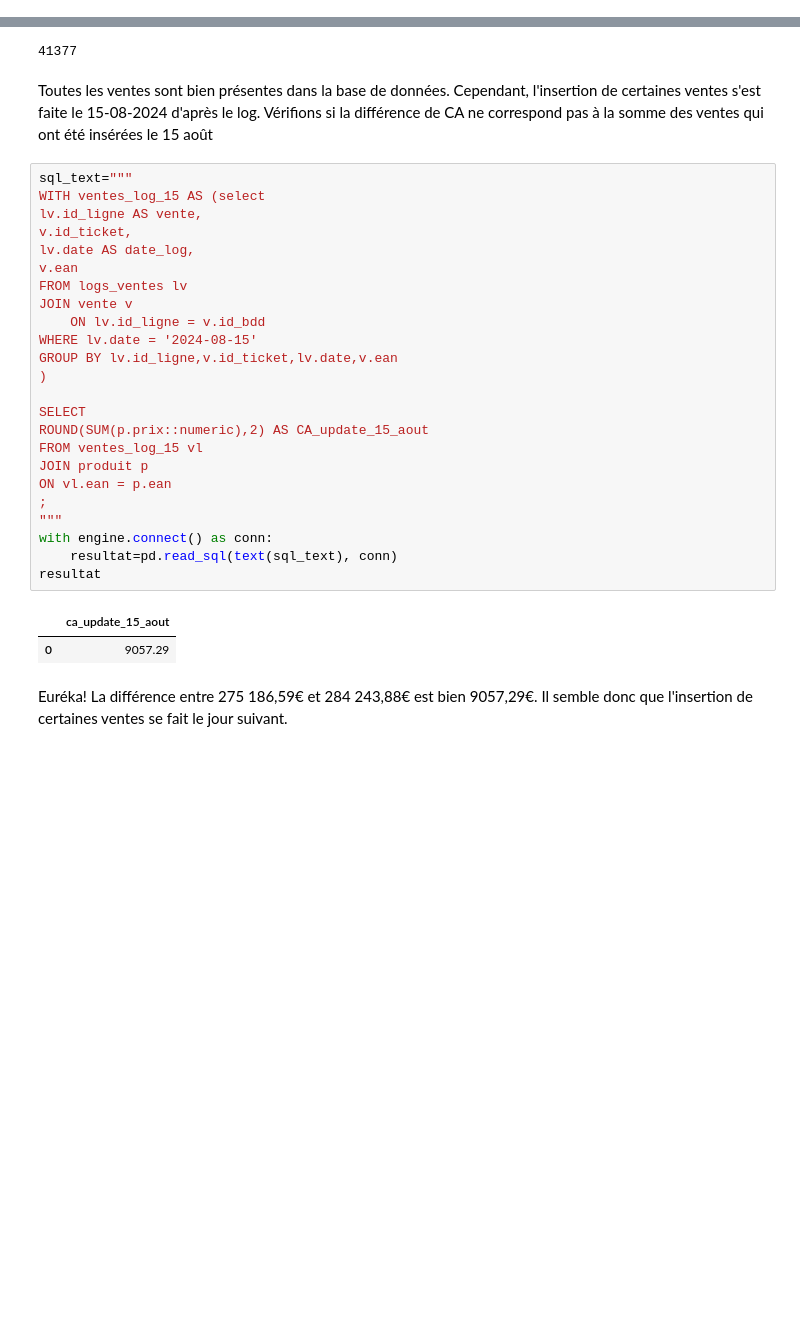
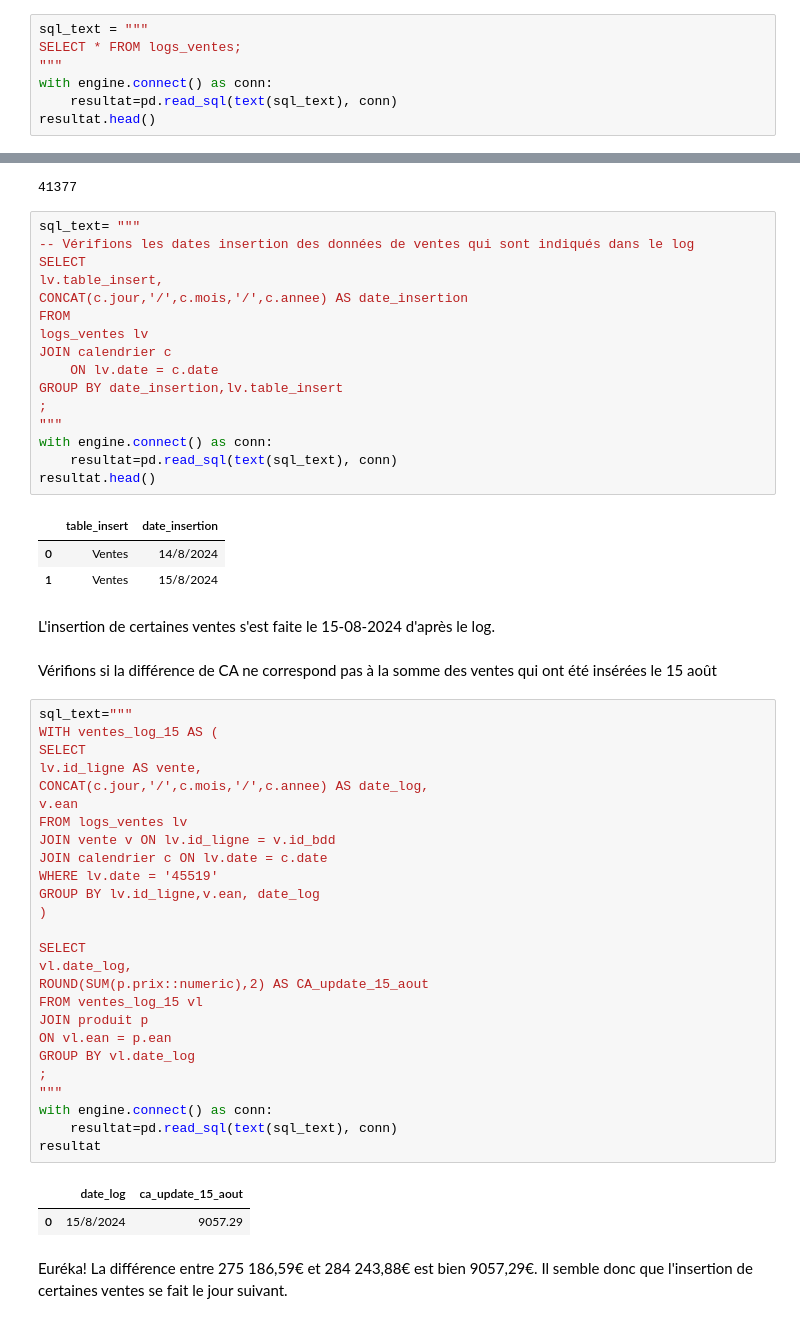
Before and after one commit to Sebules/Project_4_OpenClassrooms_Data_Engineer, a Jupyter notebook: Projet4-Sebastien.ipynb, the cells around one changed output, grey strips where cells are left out. Saved outputs shown, nothing was run; the diff lists cells and outputs as text; blank space fills up the shorter version.

```diff
--- a/Projet4-Sebastien.ipynb
+++ b/Projet4-Sebastien.ipynb
@@ -763,0 +971,7 @@ array(['Client', 'Produits', 'Employé', 'Ventes'], dtype=object)
+# %%
+sql_text = """
+SELECT * FROM logs_ventes;
+"""
+with engine.connect() as conn:
+    resultat=pd.read_sql(text(sql_text), conn)
+resultat.head()
@@ -894,34 +1115,58 @@ resultat.head()
 resultat.shape[0]
 # %% [output]
 41377
+# %%
+sql_text= """
+-- Vérifions les dates insertion des données de ventes qui sont indiqués dans le log
+SELECT
+lv.table_insert,
+CONCAT(c.jour,'/',c.mois,'/',c.annee) AS date_insertion
+FROM
+logs_ventes lv
+JOIN calendrier c
+	ON lv.date = c.date
+GROUP BY date_insertion,lv.table_insert
+;
+"""
+with engine.connect() as conn:
+    resultat=pd.read_sql(text(sql_text), conn)
+resultat.head()
+# %% [output]
+|  | table_insert | date_insertion |
+| 0 | Ventes | 14/8/2024 |
+| 1 | Ventes | 15/8/2024 |
+# %% [markdown]
+L'insertion de certaines ventes s'est faite le 15-08-2024 d'après le log.
 # %% [markdown]
-Toutes les ventes sont bien présentes dans la base de données. Cependant, l'insertion de certaines ventes s'est faite le 15-08-2024 d'après le log. Vérifions si la différence de CA ne correspond pas à la somme des ventes qui ont été insérées le 15 août
+Vérifions si la différence de CA ne correspond pas à la somme des ventes qui ont été insérées le 15 août
 # %%
 sql_text="""
-WITH ventes_log_15 AS (select
+WITH ventes_log_15 AS (
+SELECT
 lv.id_ligne AS vente,
-v.id_ticket,
-lv.date AS date_log,
+CONCAT(c.jour,'/',c.mois,'/',c.annee) AS date_log,
 v.ean
 FROM logs_ventes lv
-JOIN vente v
-	ON lv.id_ligne = v.id_bdd
-WHERE lv.date = '2024-08-15'
-GROUP BY lv.id_ligne,v.id_ticket,lv.date,v.ean
+JOIN vente v ON lv.id_ligne = v.id_bdd
+JOIN calendrier c ON lv.date = c.date
+WHERE lv.date = '45519'
+GROUP BY lv.id_ligne,v.ean, date_log
 )
 
 SELECT
+vl.date_log,
 ROUND(SUM(p.prix::numeric),2) AS CA_update_15_aout
 FROM ventes_log_15 vl
 JOIN produit p
 ON vl.ean = p.ean
+GROUP BY vl.date_log
 ;
 """
 with engine.connect() as conn:
     resultat=pd.read_sql(text(sql_text), conn)
 resultat
 # %% [output]
-|  | ca_update_15_aout |
-| 0 | 9057.29 |
+|  | date_log | ca_update_15_aout |
+| 0 | 15/8/2024 | 9057.29 |
 # %% [markdown]
 Euréka! La différence entre 275 186,59€ et 284 243,88€ est bien 9057,29€. Il semble donc que l'insertion de certaines ventes se fait le jour suivant.
```
Also changed, not shown: parts of 22 cells of this notebook, 1 other file.
